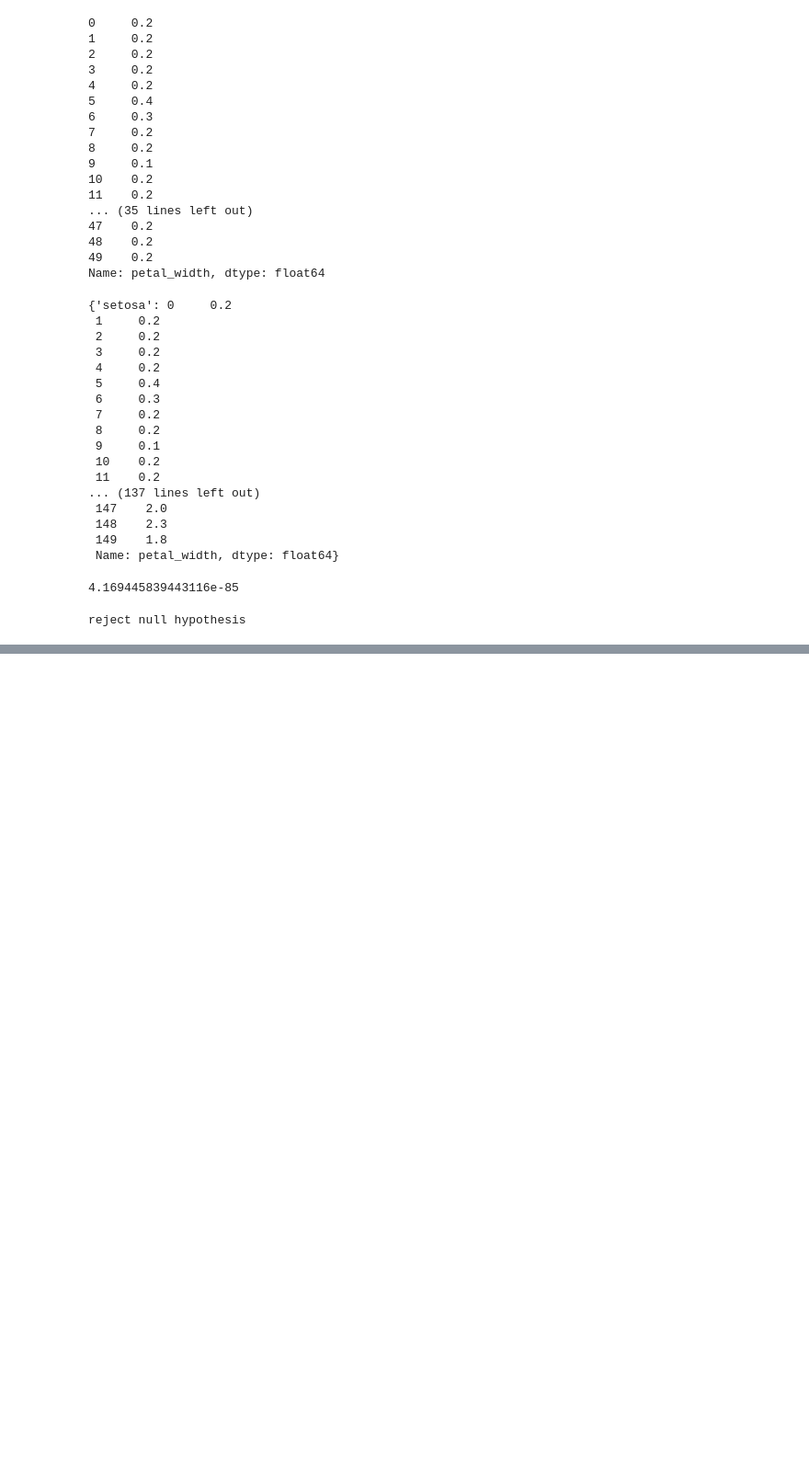
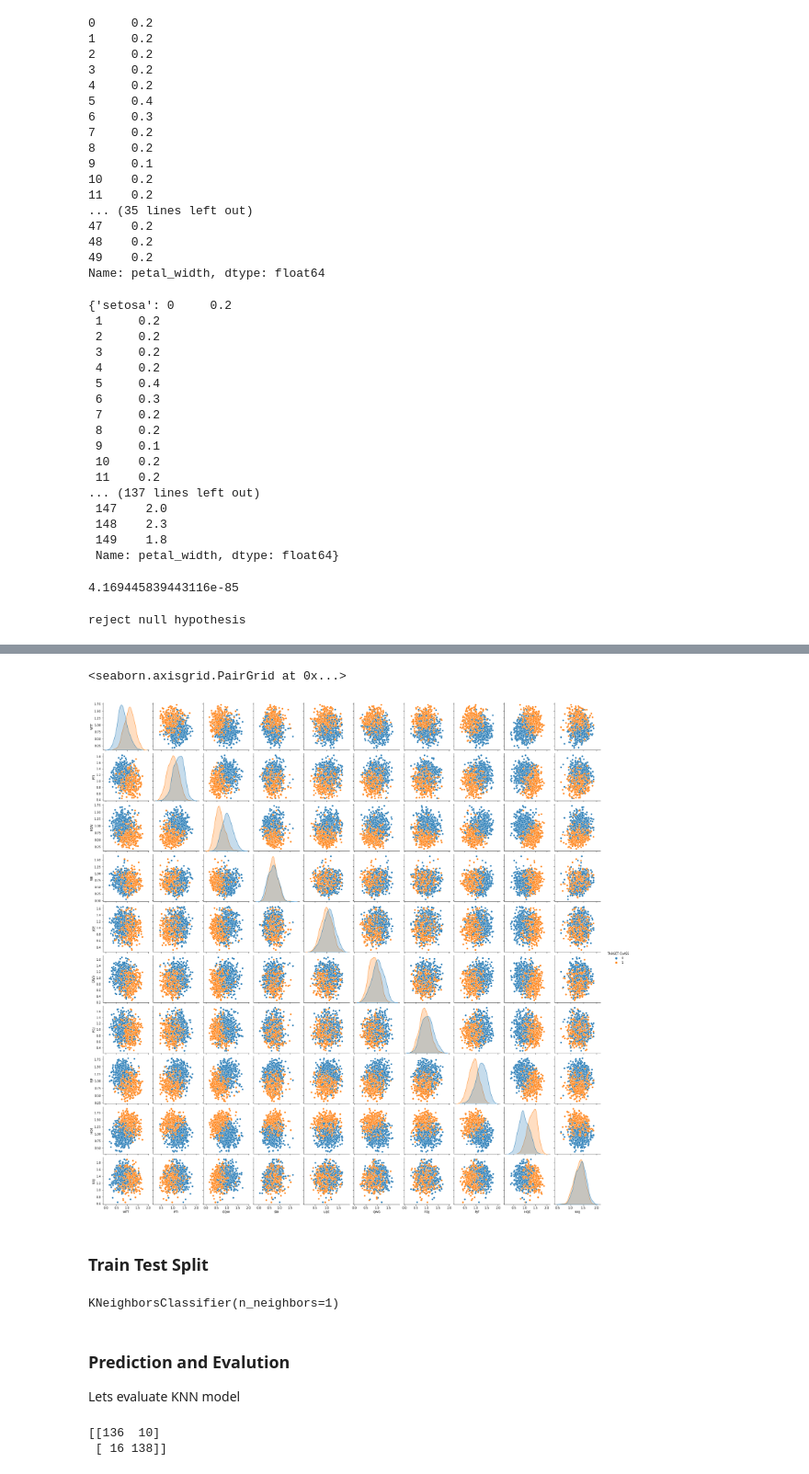
Before and after one commit to LuckyRathod/DataScience, a Jupyter notebook: P5 - Machine Learning/Complete_MachineLearning_Practical.ipynb, the cells around one changed output, grey strips where cells are left out. Shown at 92% size. Cells and saved outputs as stored; diff of their text form; code cells hidden in the pictures; blank space fills up the shorter version.

```diff
--- a/P5 - Machine Learning/Complete_MachineLearning_Practical.ipynb
+++ b/P5 - Machine Learning/Complete_MachineLearning_Practical.ipynb
@@ -662,0 +685,8 @@ reject null hypothesis
+# %%
+import pandas as pd
+import numpy as np
+import matplotlib.pyplot as plt
+%matplotlib inline
+
+df = pd.read_csv('Classified Data KNN',index_col=0)
+df.head()
@@ -662,0 +728,8 @@ reject null hypothesis
+# %%
+import seaborn as sns
+sns.pairplot(df,hue='TARGET CLASS')
+# %% [output]
+<seaborn.axisgrid.PairGrid at 0x...>
+[figure, added]
+# %% [markdown]
+### Train Test Split
@@ -662,0 +739,10 @@ reject null hypothesis
+# %%
+### KNN
+
+from sklearn.neighbors import KNeighborsClassifier
+knn = KNeighborsClassifier(n_neighbors=1) ## n_neighbors - k value - It will be selected by error rate
+
+### As K value increases , Error rate comes down
+knn.fit(X_train,y_train)
+# %% [output]
+KNeighborsClassifier(n_neighbors=1)
@@ -662,0 +751,11 @@ reject null hypothesis
+# %% [markdown]
+### Prediction and Evalution
+
+Lets evaluate KNN model
+# %%
+from sklearn.metrics import classification_report,confusion_matrix
+
+print(confusion_matrix(y_test,pred))
+# %% [output]
+[[136  10]
+ [ 16 138]]
```
Also changed, not shown: parts of 18 cells of this notebook, 1 other file.
